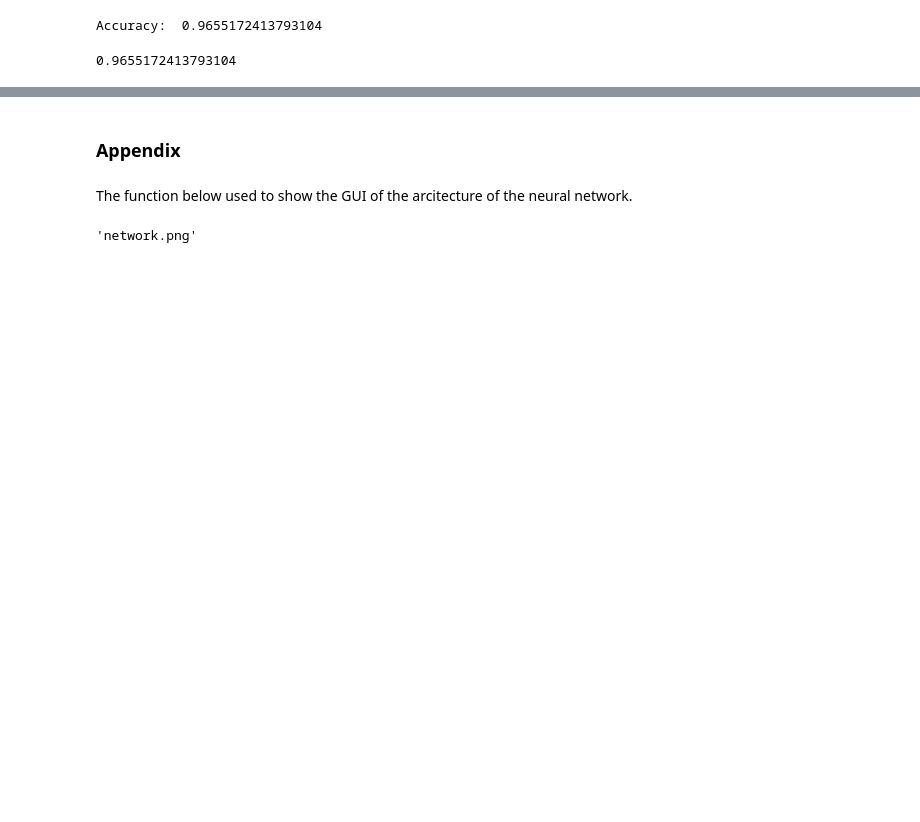
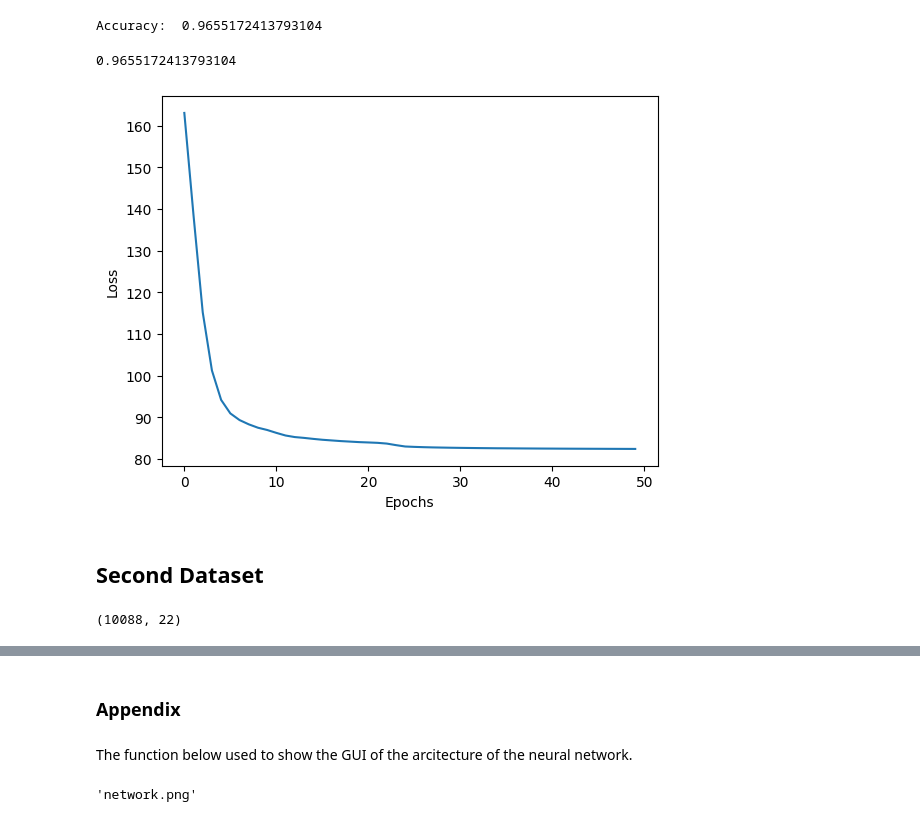
Before and after one commit to Snaseri2001/Machine-learning, a Jupyter notebook: Neural_Network_Scratsch/Neural_Network_Framework.ipynb, the cells around one changed output, grey strips where cells are left out. Drawn from its saved outputs; the diff is of its cells as text; code cells hidden in the pictures; blank space fills up the shorter version.

```diff
--- a/Neural_Network_Scratsch/Neural_Network_Framework.ipynb
+++ b/Neural_Network_Scratsch/Neural_Network_Framework.ipynb
@@ -57,6 +57,7 @@ The network includes a method called `SGD` (Stochastic Gradient Descent) for tra
 
 This modular design allows for flexibility in defining different network architectures, activation functions, and training settings.
 # %%
+from typing_extensions import final
 class Layer():
     def __init__(self, output_size, activation_function):
         self.input_size = None
@@ -92,12 +93,11 @@ class Layer():
 
     def backward(self, output_gradient, learning_rate):
         dz = output_gradient * self.activation_derivative(self.z)
+
         dw = np.dot(self.input.T, dz)
         db = np.sum(dz, axis=0, keepdims=True)
-
         self.weights -= learning_rate * dw
         self.bias -= learning_rate * db
-
         return np.dot(dz, self.weights.T)
 
     def sigmoid(self, x):
@@ -195,7 +195,7 @@ class Network():
 
   def SGD(self, X, y, epochs=10, learning_rate=0.01, batch_size=1):
     num_samples = X.shape[0]
-
+    loss_list = []
     for epoch in range(epochs):
         print(f"Epoch {epoch + 1}/{epochs}")
 
@@ -203,7 +203,7 @@ class Network():
         np.random.shuffle(indices)
         X = X[indices]
         y = y[indices]
-
+        final_loss = 0
         for start_idx in range(0, num_samples, batch_size):
             end_idx = min(start_idx + batch_size, num_samples)
             X_batch = X[start_idx:end_idx]
@@ -211,9 +211,10 @@ class Network():
 
             _, loss = self.forward(X_batch, y_batch)
             self.backward(learning_rate)
-
-        print(f"Loss after epoch {epoch + 1}: {loss:.4f}")
-
+            final_loss += loss
+        loss_list.append(final_loss)
+        print(f"Loss after epoch {epoch + 1}: {final_loss:.4f}")
+    return loss_list
 
   def Test(self , X_test , y_test):
       correct = 0
@@ -268,7 +269,7 @@ net.setup()
 
 print(net.number_of_Learnabale_param)
 # Use the numpy array version of y_train for training
-net.SGD(X_train, y_train, epochs=50, learning_rate=0.01, batch_size=1)
+loss_list = net.SGD(X_train, y_train, epochs=50, learning_rate=0.01, batch_size=1)
 # %% [output]
 377
 Epoch 1/50
@@ -293,3 +294,15 @@ net.Test(X_test, y_test)
 # %% [output]
 Accuracy:  0.9655172413793104
 0.9655172413793104
+# %%
+from matplotlib import pyplot as plt
+import numpy as np
+
+plt.plot(loss_list)
+plt.xlabel("Epochs")
+plt.ylabel("Loss")
+plt.show()
+# %% [output]
+[figure, added]
+# %% [markdown]
+## Second Dataset
@@ -295,0 +340,4 @@ Accuracy:  0.9655172413793104
+# %%
+X_train.shape
+# %% [output]
+(10088, 22)
```
Also changed, not shown: parts of 7 cells of this notebook.
